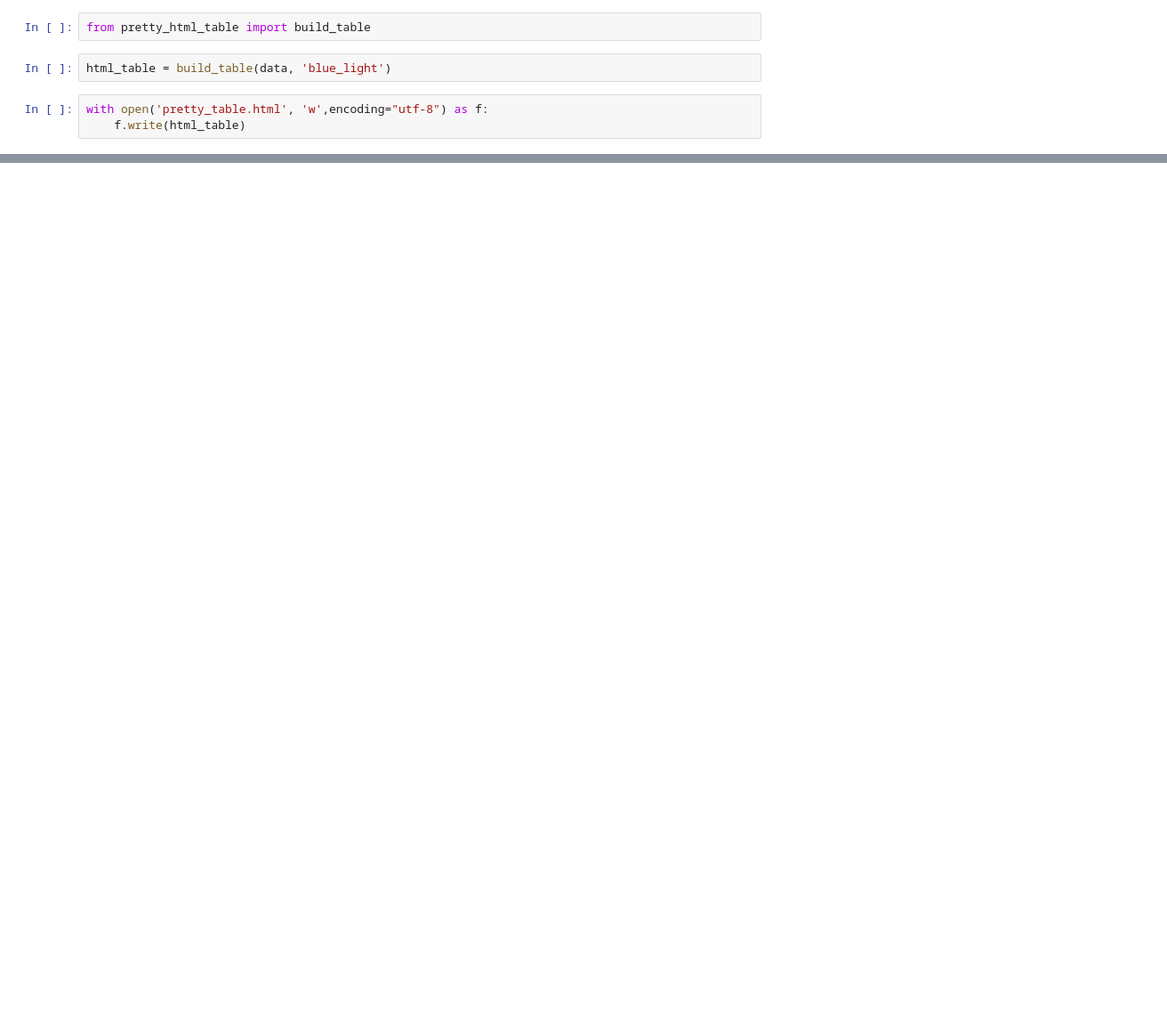
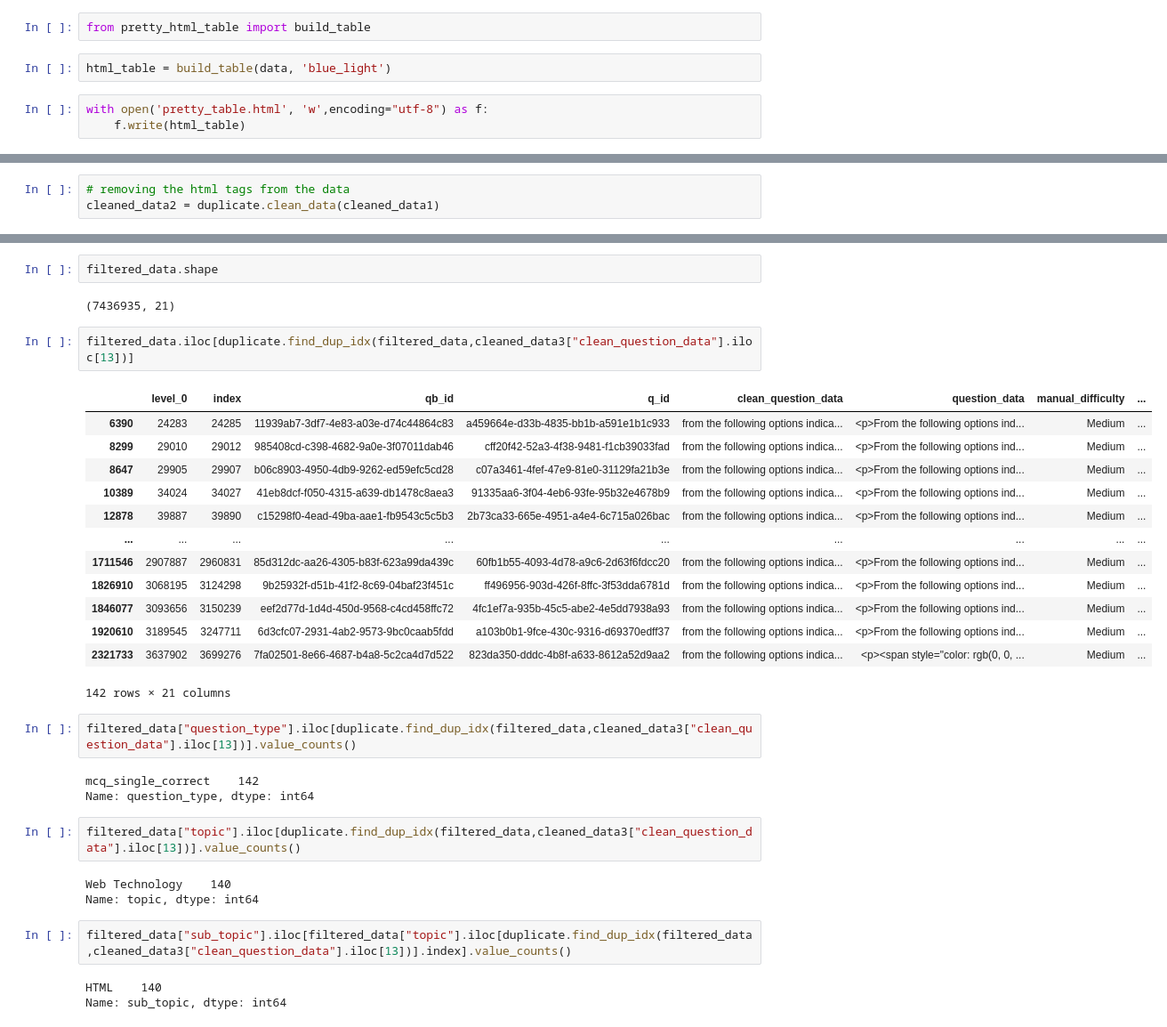
Before and after one commit to biswa-mohapatra/dup-ques-w2w-iamneo, a Jupyter notebook: Reaserch/reaserch_notebook_w2w.ipynb, the cells around one changed output, grey strips where cells are left out. Shown at 89% size. Saved outputs shown, nothing was run; the diff lists cells and outputs as text; blank space fills up the shorter version.

```diff
--- a/Reaserch/reaserch_notebook_w2w.ipynb
+++ b/Reaserch/reaserch_notebook_w2w.ipynb
@@ -182,0 +369,3 @@ with open('pretty_table.html', 'w',encoding="utf-8") as f:
+# %%
+# removing the html tags from the data
+cleaned_data2 = duplicate.clean_data(cleaned_data1)
@@ -182,0 +397,35 @@ with open('pretty_table.html', 'w',encoding="utf-8") as f:
+# %%
+filtered_data.shape
+# %% [output]
+(7436935, 21)
+# %%
+filtered_data.iloc[duplicate.find_dup_idx(filtered_data,cleaned_data3["clean_question_data"].iloc[13])]
+# %% [output]
+|  | level_0 | index | qb_id | q_id | clean_question_data | question_data | manual_difficulty | ... |
+| 6390 | 24283 | 24285 | 11939ab7-3df7-4e83-a03e-d74c44864c83 | a459664e-d33b-4835-bb1b-a591e1b1c933 | from the following options indica... | <p>From the following options ind... | Medium | ... |
+| 8299 | 29010 | 29012 | 985408cd-c398-4682-9a0e-3f07011dab46 | cff20f42-52a3-4f38-9481-f1cb39033fad | from the following options indica... | <p>From the following options ind... | Medium | ... |
+| 8647 | 29905 | 29907 | b06c8903-4950-4db9-9262-ed59efc5cd28 | c07a3461-4fef-47e9-81e0-31129fa21b3e | from the following options indica... | <p>From the following options ind... | Medium | ... |
+| 10389 | 34024 | 34027 | 41eb8dcf-f050-4315-a639-db1478c8aea3 | 91335aa6-3f04-4eb6-93fe-95b32e4678b9 | from the following options indica... | <p>From the following options ind... | Medium | ... |
+| 12878 | 39887 | 39890 | c15298f0-4ead-49ba-aae1-fb9543c5c5b3 | 2b73ca33-665e-4951-a4e4-6c715a026bac | from the following options indica... | <p>From the following options ind... | Medium | ... |
+| ... | ... | ... | ... | ... | ... | ... | ... | ... |
+| 1711546 | 2907887 | 2960831 | 85d312dc-aa26-4305-b83f-623a99da439c | 60fb1b55-4093-4d78-a9c6-2d63f6fdcc20 | from the following options indica... | <p>From the following options ind... | Medium | ... |
+| 1826910 | 3068195 | 3124298 | 9b25932f-d51b-41f2-8c69-04baf23f451c | ff496956-903d-426f-8ffc-3f53dda6781d | from the following options indica... | <p>From the following options ind... | Medium | ... |
+| 1846077 | 3093656 | 3150239 | eef2d77d-1d4d-450d-9568-c4cd458ffc72 | 4fc1ef7a-935b-45c5-abe2-4e5dd7938a93 | from the following options indica... | <p>From the following options ind... | Medium | ... |
+| 1920610 | 3189545 | 3247711 | 6d3cfc07-2931-4ab2-9573-9bc0caab5fdd | a103b0b1-9fce-430c-9316-d69370edff37 | from the following options indica... | <p>From the following options ind... | Medium | ... |
+| 2321733 | 3637902 | 3699276 | 7fa02501-8e66-4687-b4a8-5c2ca4d7d522 | 823da350-dddc-4b8f-a633-8612a52d9aa2 | from the following options indica... | <p><span style="color: rgb(0, 0, ... | Medium | ... |
+142 rows × 21 columns
+# %%
+filtered_data["question_type"].iloc[duplicate.find_dup_idx(filtered_data,cleaned_data3["clean_question_data"].iloc[13])].value_counts()
+# %% [output]
+mcq_single_correct    142
+Name: question_type, dtype: int64
+# %%
+filtered_data["topic"].iloc[duplicate.find_dup_idx(filtered_data,cleaned_data3["clean_question_data"].iloc[13])].value_counts()
+# %% [output]
+Web Technology    140
+Name: topic, dtype: int64
+# %%
+filtered_data["sub_topic"].iloc[filtered_data["topic"].iloc[duplicate.find_dup_idx(filtered_data,cleaned_data3["clean_question_data"].iloc[13])].index].value_counts()
+# %% [output]
+HTML    140
+Name: sub_topic, dtype: int64
```
Also changed, not shown: parts of 109 cells of this notebook, 2 other files.
